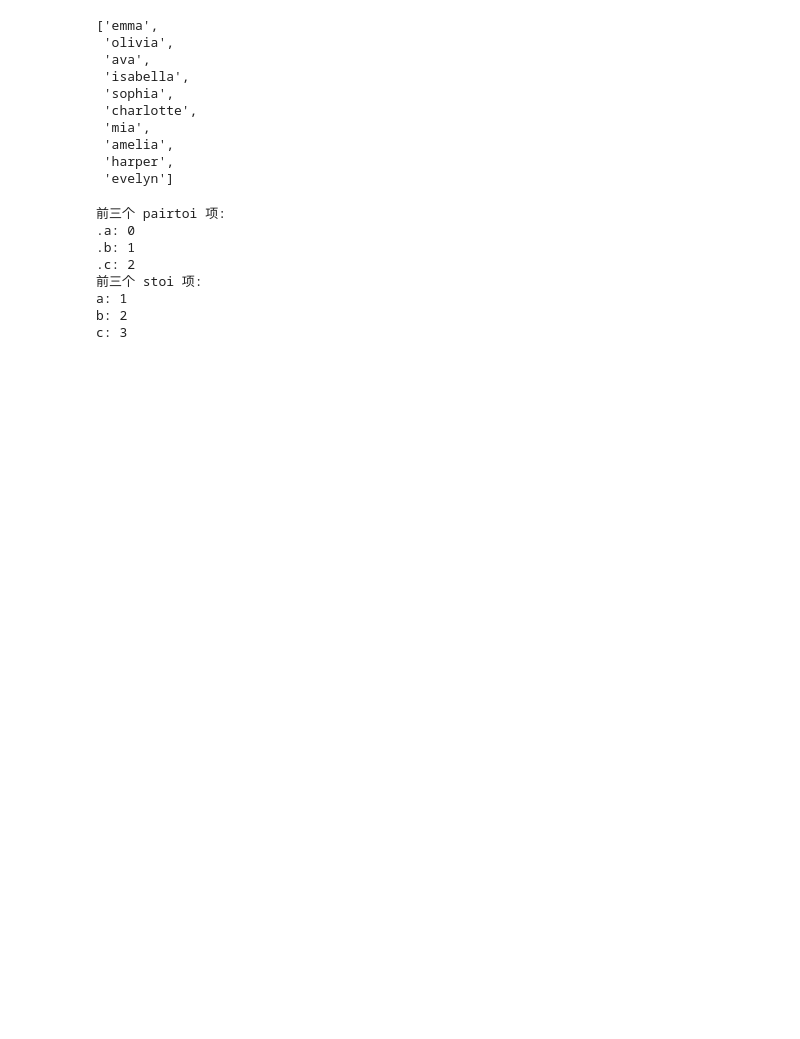
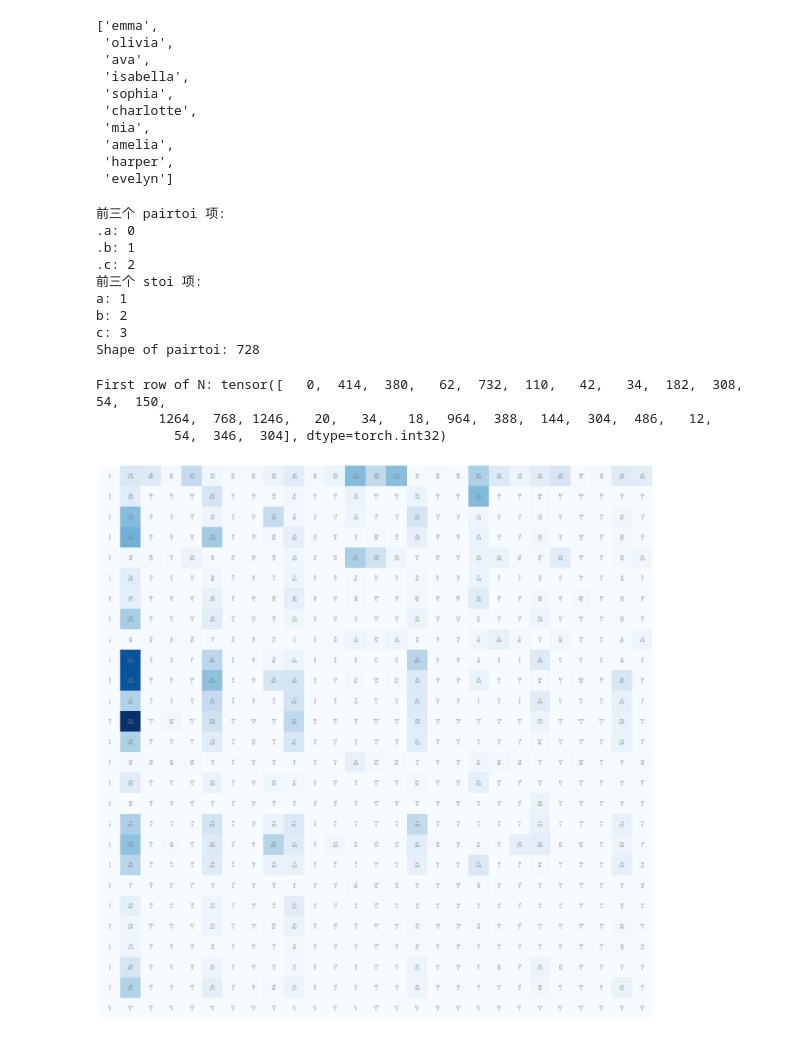
Before and after one commit to KaiDD27/nn-zero-to-hero, a Jupyter notebook: lectures/makemore/trigrams.ipynb, the cells around one changed output. Saved outputs shown, nothing was run; the diff lists cells and outputs as text; code cells hidden in the pictures; blank space fills up the shorter version.

```diff
--- a/lectures/makemore/trigrams.ipynb
+++ b/lectures/makemore/trigrams.ipynb
@@ -16,7 +16,7 @@ words[:10]
 # %%
 import torch
 # %%
-N = torch.zeros((27, 27, 27), dtype=torch.int32)
+N = torch.zeros((728, 27), dtype=torch.int32)
 # %%
 import string
 
@@ -43,6 +43,10 @@ itos = {i:s for s,i in stoi.items()}
 print("前三个 stoi 项:")
 for i, (char, index) in enumerate(list(stoi.items())[:3]):
     print(f"{char}: {index}")
+
+
+# Print the shape of pairtoi
+print("Shape of pairtoi:", len(pairtoi))
 # %% [output]
 前三个 pairtoi 项:
 .a: 0
@@ -52,6 +56,7 @@ for i, (char, index) in enumerate(list(stoi.items())[:3]):
 a: 1
 b: 2
 c: 3
+Shape of pairtoi: 728
 # %%
 
 for w in words:
@@ -61,3 +66,21 @@ for w in words:
         ix1 = pairtoi[pair]
         ix2 = stoi[ch3]
         N[ix1, ix2] += 1
+# %% [output]
+First row of N: tensor([   0,  414,  380,   62,  732,  110,   42,   34,  182,  308,   54,  150,
+        1264,  768, 1246,   20,   34,   18,  964,  388,  144,  304,  486,   12,
+          54,  346,  304], dtype=torch.int32)
+# %%
+import matplotlib.pyplot as plt
+%matplotlib inline
+
+plt.figure(figsize=(20,20))  # 减小图像大小以便于查看
+plt.imshow(N[:27, :27], cmap='Blues')  # 只显示前 27x27 的内容
+for i in range(27):
+    for j in range(27):
+        chstr = itopair[i] + itos[j]
+        plt.text(j, i, chstr, ha="center", va="bottom", color='gray', fontsize=6)
+        plt.text(j, i, N[i, j].item(), ha="center", va="top", color='gray', fontsize=6)
+plt.axis('off');
+# %% [output]
+[figure, added]
```
Also changed, not shown: parts of 2 cells of this notebook.
